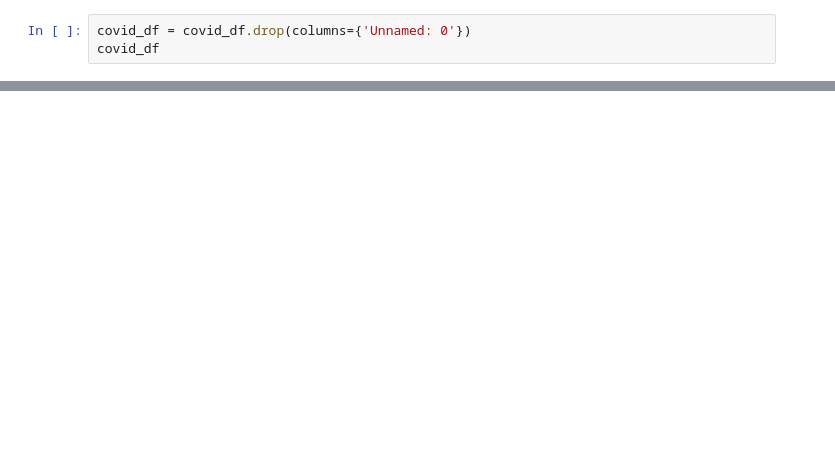
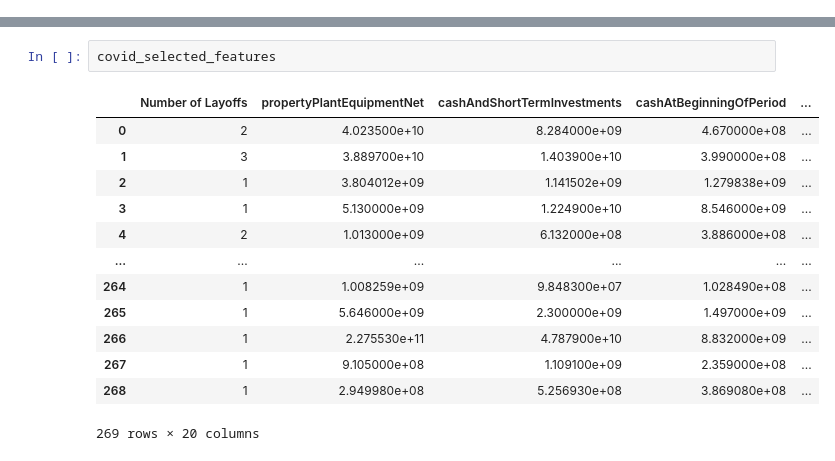
Before and after one commit to fatbuddy/layoffs-decoded, a Jupyter notebook: analysis/filter_mothod_extraction.ipynb, the cells around one changed output, grey strips where cells are left out. Drawn from its saved outputs; the diff is of its cells as text; blank space fills up the shorter version.

```diff
--- a/analysis/filter_mothod_extraction.ipynb
+++ b/analysis/filter_mothod_extraction.ipynb
@@ -19,3 +11,0 @@ plt.show()
-# %%
-covid_df = covid_df.drop(columns={'Unnamed: 0'})
-covid_df
@@ -62,0 +230,16 @@ array([[ 1.        , -0.40012133, -0.03378738, ...,  0.03751929,
+# %%
+covid_selected_features
+# %% [output]
+|  | Number of Layoffs | propertyPlantEquipmentNet | cashAndShortTermInvestments | cashAtBeginningOfPeriod | ... |
+| 0 | 2 | 4.023500e+10 | 8.284000e+09 | 4.670000e+08 | ... |
+| 1 | 3 | 3.889700e+10 | 1.403900e+10 | 3.990000e+08 | ... |
+| 2 | 1 | 3.804012e+09 | 1.141502e+09 | 1.279838e+09 | ... |
+| 3 | 1 | 5.130000e+09 | 1.224900e+10 | 8.546000e+09 | ... |
+| 4 | 2 | 1.013000e+09 | 6.132000e+08 | 3.886000e+08 | ... |
+| ... | ... | ... | ... | ... | ... |
+| 264 | 1 | 1.008259e+09 | 9.848300e+07 | 1.028490e+08 | ... |
+| 265 | 1 | 5.646000e+09 | 2.300000e+09 | 1.497000e+09 | ... |
+| 266 | 1 | 2.275530e+11 | 4.787900e+10 | 8.832000e+09 | ... |
+| 267 | 1 | 9.105000e+08 | 1.109100e+09 | 2.359000e+08 | ... |
+| 268 | 1 | 2.949980e+08 | 5.256930e+08 | 3.869080e+08 | ... |
+269 rows × 20 columns
```
Also changed, not shown: parts of 24 cells of this notebook.
